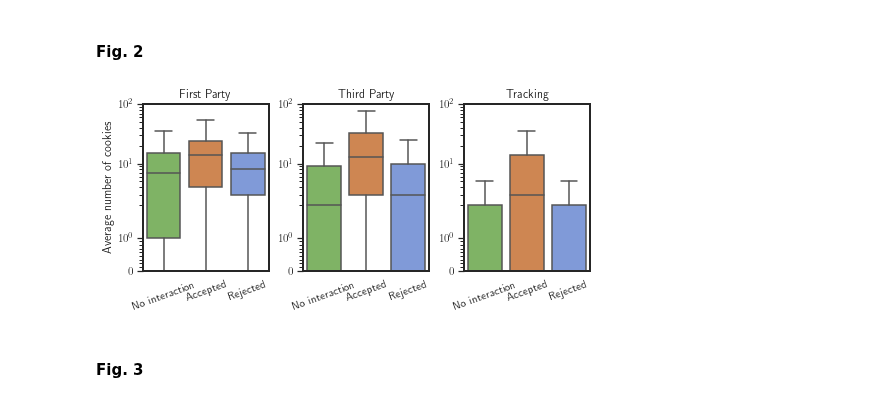
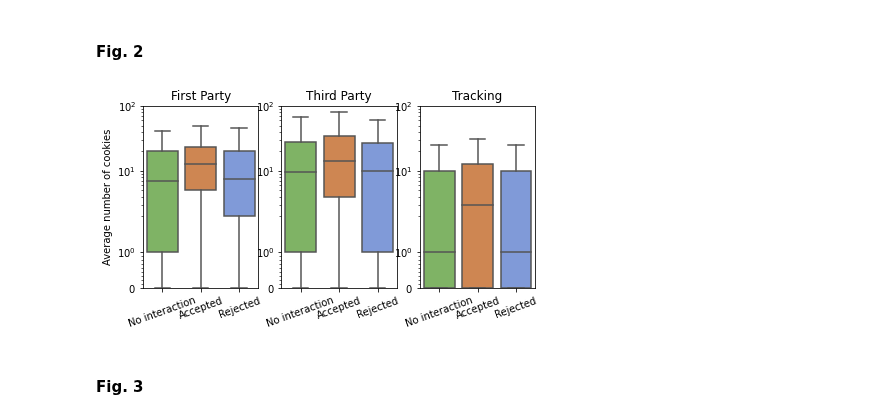
Before and after one commit to maxwellmlin/dataverse-files, a Jupyter notebook: reproducibility/analysis.ipynb, the cells around one changed output. Saved outputs shown, nothing was run; the diff lists cells and outputs as text; code cells hidden in the pictures.

```diff
--- a/reproducibility/analysis.ipynb
+++ b/reproducibility/analysis.ipynb
@@ -58,11 +55,12 @@ sns.set_style("white")
 # 'eu-central-1' ,
 FIG_DIR = './files/figs'
 INPUT_DIR = './files/inputs'
-AWS_names = ['eu-central-1' , 'eu-north-1', 'us-east-1', 'us-west-1', 'ap-south-1', 'sa-east-1', 'af-south-1', 'ap-southeast-2']
-# AWS_names = ['eu-central-1']
+# AWS_names = ['eu-central-1' , 'eu-north-1', 'us-east-1', 'us-west-1', 'ap-south-1', 'sa-east-1', 'af-south-1', 'ap-southeast-2']
+AWS_names = ['us-east-1']
 AWS_to_loc = {'eu-central-1': "Germany" , 'eu-north-1': "Sweden", 'us-east-1': "US East", 'us-west-1': "US West", 'ap-south-1': "India", 'sa-east-1': "Brazil", 'af-south-1': "South Africa", 'ap-southeast-2': "Australia"}
 loc_to_AWS = {'Germany': "eu-central-1" , 'Sweden': "eu-north-1", 'US East': "us-east-1", 'US West': "us-west-1", 'India': "ap-south-1", 'Brazil': "sa-east-1", 'South Africa': "af-south-1", 'Australia': "ap-southeast-2"}
-locations = ['Germany', 'Sweden', 'US East', 'US West', 'India', 'Brazil', 'South Africa', 'Australia']
+# locations = ['Germany', 'Sweden', 'US East', 'US West', 'India', 'Brazil', 'South Africa', 'Australia']
+locations = ['US East']
 EU_locs = ['Germany', 'Sweden']
 nonEU_locs = ['US East', 'US West', 'India', 'Brazil', 'South Africa', 'Australia']
 
@@ -1094,7 +1150,7 @@ ap-southeast-2 reachable: 138325, selenium timeout: 891, unreachable: 10240, exc
 ## 4. Effect of Cookie Banners
 # %%
 # this fuction plots the boxplot for distribution of different cookies (FP, TP and tracking) for three differen mode of interactions.
-def plot_boxplot_for_cookie_dist(df=map_des_intersection["Germany"]):
+def plot_boxplot_for_cookie_dist(df):
     f, axes = plt.subplots(1, 3, figsize=(double_col_width, single_col_width))
     colors = ['#78C850', '#F08030', '#6890F0','#F8D030', '#F85888', '#705898', '#B42C63','#EC5B49']
 
@@ -1140,9 +1212,13 @@ def plot_boxplot_for_cookie_dist(df=map_des_intersection["Germany"]):
 # %% [markdown]
 #### Fig. 2
 # %%
-plot_boxplot_for_cookie_dist()
+import matplotlib as mpl
+mpl.rcParams.update(mpl.rcParamsDefault)
+
+%matplotlib inline
+plot_boxplot_for_cookie_dist(map_des_intersection["US East"])
 # %% [output]
-[figure, old version]
+[figure, new version]
 # %%
 def top_cmp(run):
         top_cmps = pd.DataFrame()
```
Also changed, not shown: parts of 17 cells of this notebook, 1 other file.
